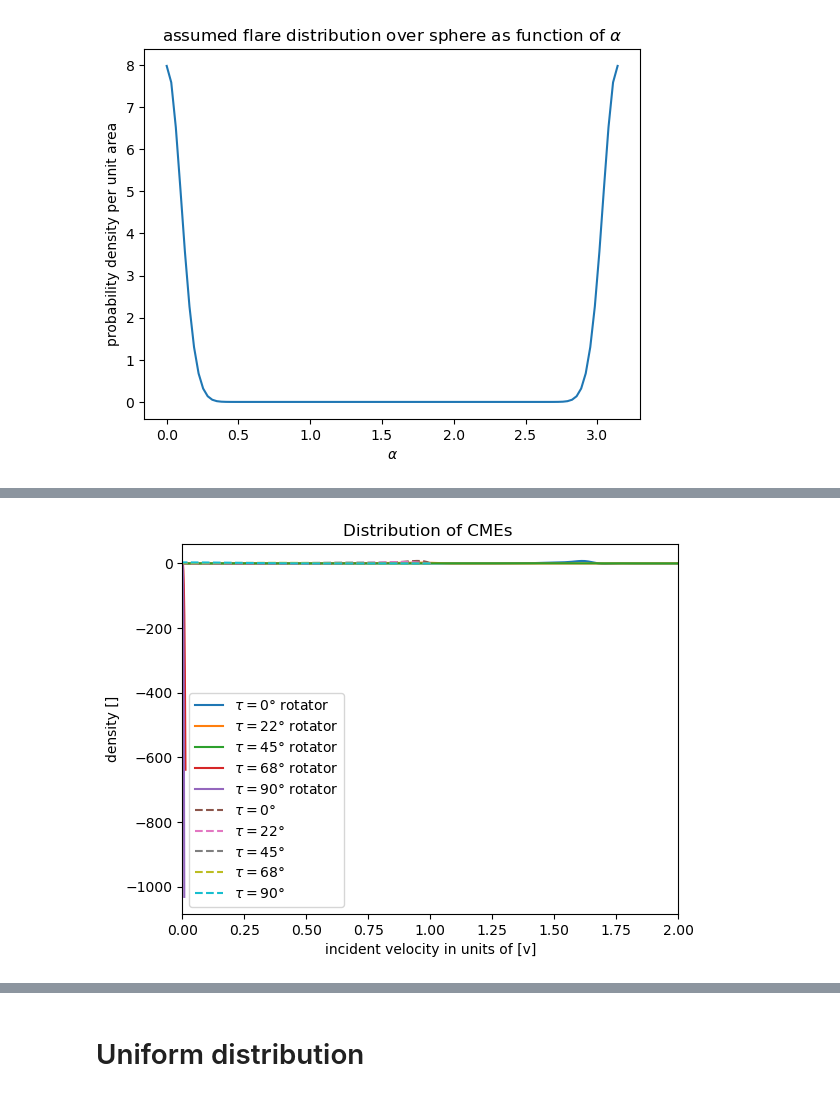
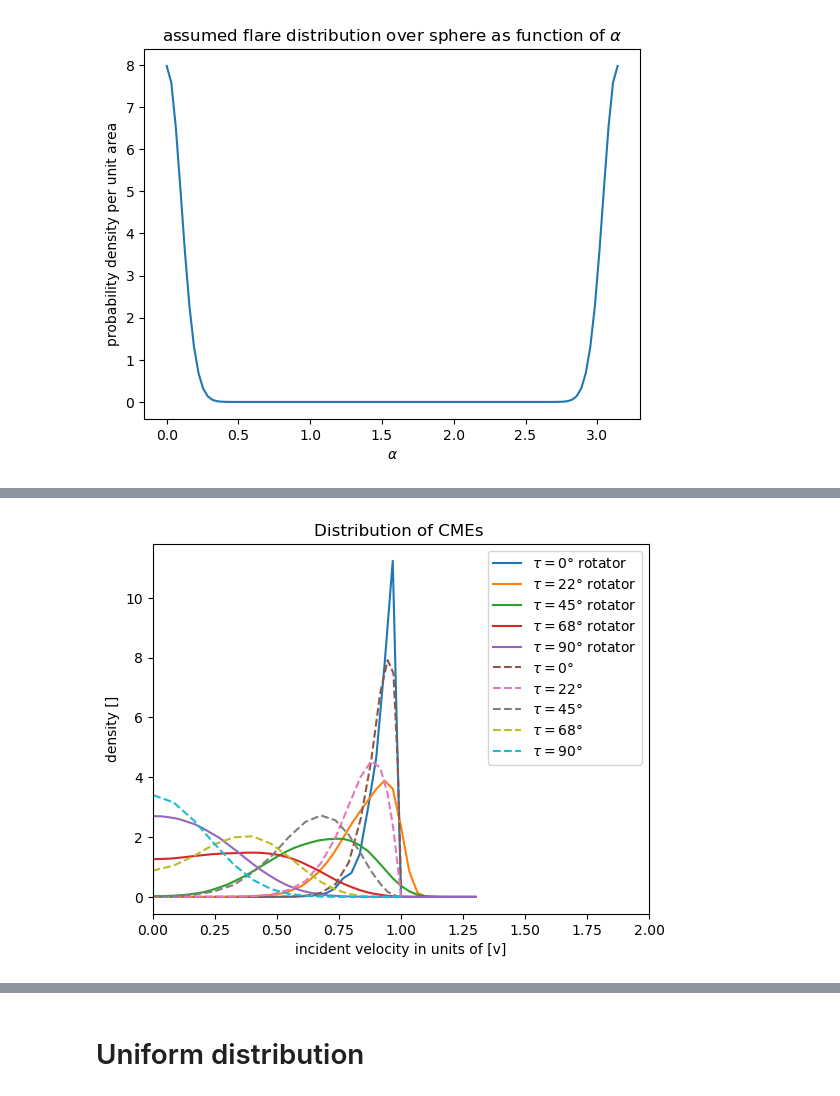
Before and after one commit to demichieldewilde/CME_distribution, a Jupyter notebook: Fast rotators/CME_distribution_rotation_ni.ipynb, the cells around one changed output, grey strips where cells are left out. Saved outputs shown, nothing was run; the diff lists cells and outputs as text; code cells hidden in the pictures.

```diff
--- a/Fast rotators/CME_distribution_rotation_ni.ipynb
+++ b/Fast rotators/CME_distribution_rotation_ni.ipynb
@@ -434,37 +421,36 @@ dens_nonrot = np.load('../calculations/polardist.npy')
 betas = np.linspace(0,np.pi/2, 20)
 Taus =  np.linspace(0,np.pi/2, 5)
 
 
 x = np.linspace(-2,2, 500)
 
 from scipy.interpolate import make_interp_spline
 
 
 def plotting_compare(dens, dens_nonrot, taus):
     for i,d in enumerate(dens):
-        smooth_curve = make_interp_spline(dops, d/(np.average(d) * 2))(x)
-        normalisatie = np.sum((smooth_curve[:-1] + smooth_curve[1:])/2 * (x[1:] - x[:-1])) / 2
-        plt.plot(x / normalisatie, smooth_curve, label=fr"$\tau=${round(taus[i]/np.pi*180)}° rotator")
+        normalisatie = np.sum((d[:-1] + d[1:])/2 * (dops[1:] - dops[:-1]))
+        plt.plot(dops, d / normalisatie, label=fr"$\tau=${round(taus[i]/np.pi*180)}° rotator")
 
     for i,d in enumerate(dens_nonrot):
         # ind = np.argsort(np.cos(betas))
         # x2 = np.cos(betas)[ind]
         # d2 = (np.sin(betas) * d  / (np.average(d) * np.pi) )[ind]
         # smooth_curve = make_interp_spline(x2, d2)(x)
         # plt.plot(x, smooth_curve, label=fr"$\tau=${round(taus[i]/np.pi*180)}°")
         plt.plot(np.cos(betas), 2* np.sin(betas) * d / (np.average(d * np.sin(betas)**2) * np.pi), '--', label=fr"$\tau=${round(taus[i]/np.pi*180)}° ")
     plt.legend()
     plt.title("Distribution of CMEs ")
     plt.xlabel(r"incident velocity in units of [v]")
     plt.ylabel(r"density []")
     plt.xlim(0,2)
     # plt.ylim(0,1)
     plt.show()
 
 
 plotting_compare(dens, dens_nonrot, Taus)
 # %% [output]
-[figure, old version]
+[figure, new version]
 # %% [markdown]
 old with only 20 points:
 
```
Also changed, not shown: parts of 2 cells of this notebook.
